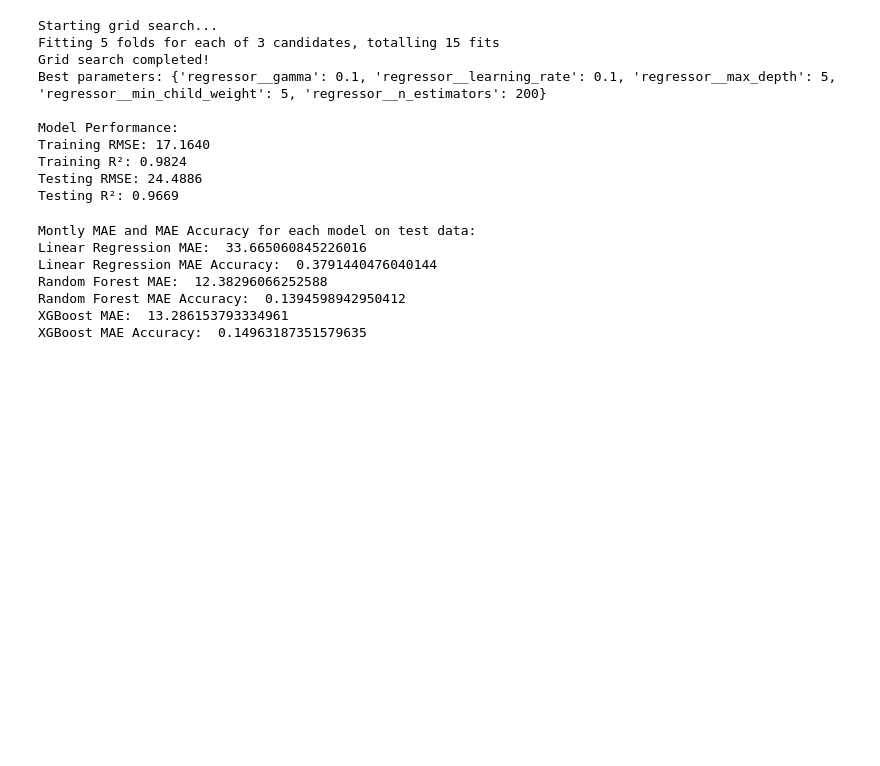
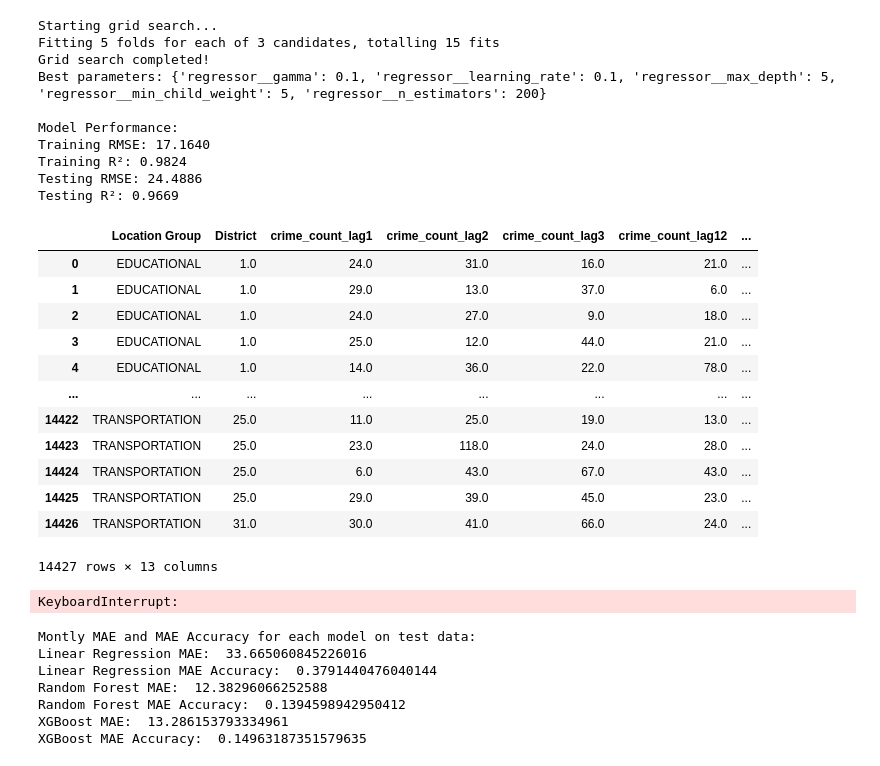
Before and after one commit to Lemonziz/IT5006Project, a Jupyter notebook: machine_learning_time_series.ipynb, the cells around one changed output. Saved outputs shown, nothing was run; the diff lists cells and outputs as text; code cells hidden in the pictures; blank space fills up the shorter version.

Commit message:
lstm

```diff
--- a/machine_learning_time_series.ipynb
+++ b/machine_learning_time_series.ipynb
@@ -297,3 +297,41 @@ Training RMSE: 17.1640
 Training R²: 0.9824
 Testing RMSE: 24.4886
 Testing R²: 0.9669
+# %%
+lstm_train = X_train.drop(
+    [
+        "crime_count_lag1",
+        "crime_count_lag2",
+        "crime_count_lag3",
+        "crime_count_lag12",
+        "crime_count_ma3",
+        "crime_count_ma6",
+    ],
+    axis=1,
+)
+# %% [output]
+|  | Location Group | District | crime_count_lag1 | crime_count_lag2 | crime_count_lag3 | crime_count_lag12 | ... |
+| 0 | EDUCATIONAL | 1.0 | 24.0 | 31.0 | 16.0 | 21.0 | ... |
+| 1 | EDUCATIONAL | 1.0 | 29.0 | 13.0 | 37.0 | 6.0 | ... |
+| 2 | EDUCATIONAL | 1.0 | 24.0 | 27.0 | 9.0 | 18.0 | ... |
+| 3 | EDUCATIONAL | 1.0 | 25.0 | 12.0 | 44.0 | 21.0 | ... |
+| 4 | EDUCATIONAL | 1.0 | 14.0 | 36.0 | 22.0 | 78.0 | ... |
+| ... | ... | ... | ... | ... | ... | ... | ... |
+| 14422 | TRANSPORTATION | 25.0 | 11.0 | 25.0 | 19.0 | 13.0 | ... |
+| 14423 | TRANSPORTATION | 25.0 | 23.0 | 118.0 | 24.0 | 28.0 | ... |
+| 14424 | TRANSPORTATION | 25.0 | 6.0 | 43.0 | 67.0 | 43.0 | ... |
+| 14425 | TRANSPORTATION | 25.0 | 29.0 | 39.0 | 45.0 | 23.0 | ... |
+| 14426 | TRANSPORTATION | 31.0 | 30.0 | 41.0 | 66.0 | 24.0 | ... |
+14427 rows × 13 columns
+# %%
+from keras.models import Sequential
+from keras.layers import LSTM, Dense, Dropout
+
+model = Sequential()
+model.add(LSTM(128, activation="sigmoid", input_shape=(1, 1)))
+model.add(Dropout(0.2))
+model.add(Dense(1))
+model.compile(loss="mean_squared_error", optimizer="adam")
+model.fit(X_train, y_train, epochs=100, batch_size=50, verbose=2)
+# %% [output]
+KeyboardInterrupt:
```
Also changed, not shown: parts of 1 cell of this notebook, 9 other files.
